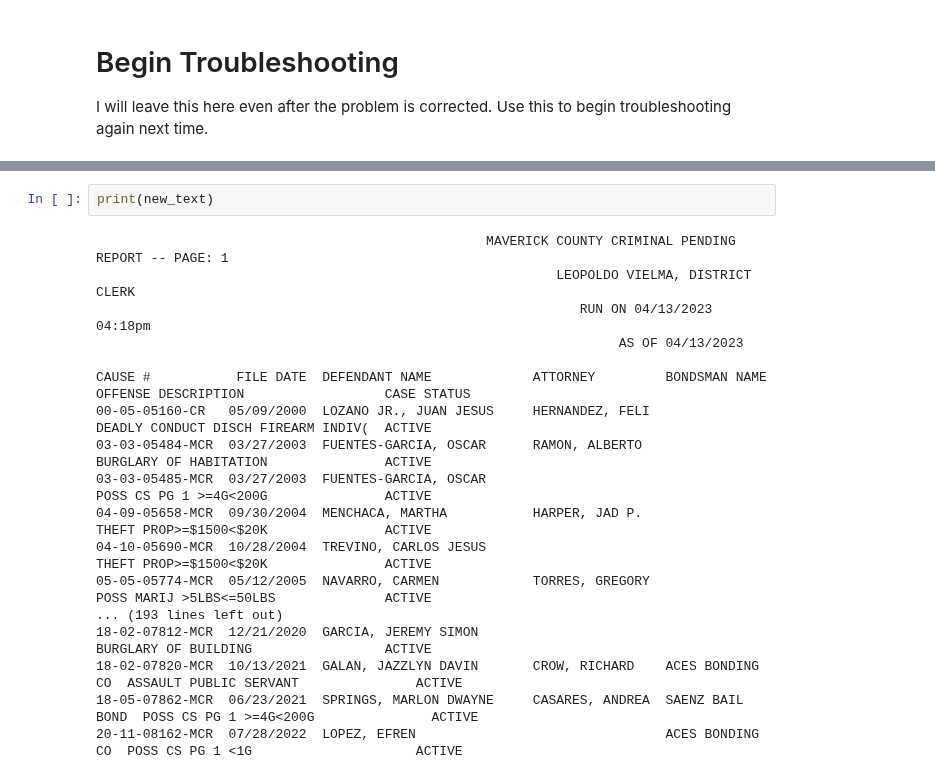
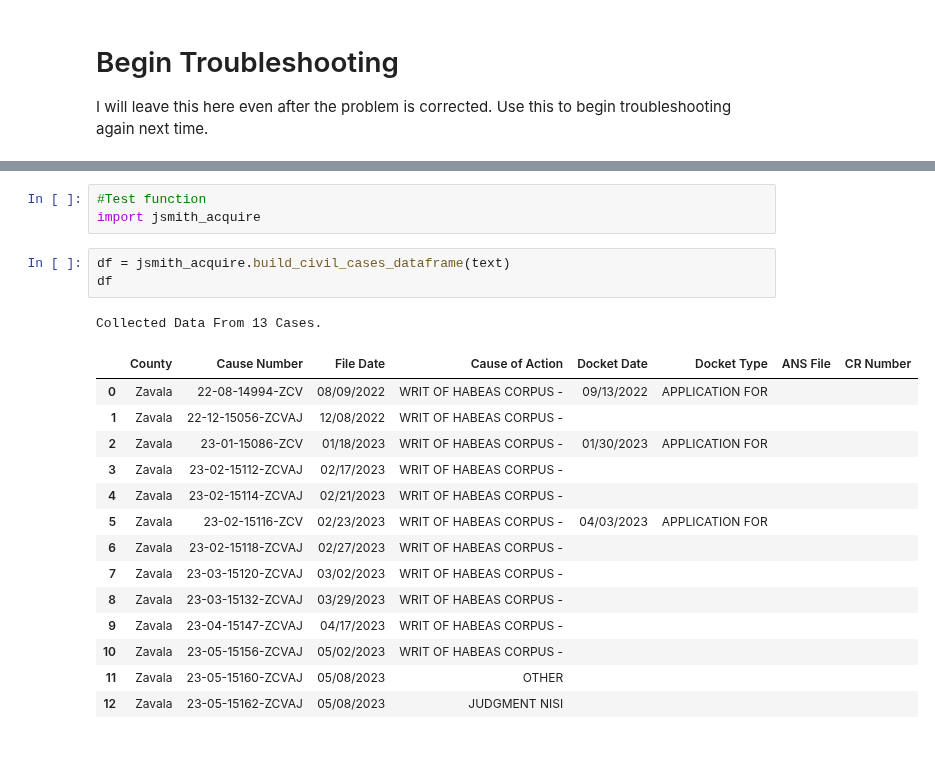
Before and after one commit to District-Court-293rd/293rd_pending_cases, a Jupyter notebook: jsmith_workbook.ipynb, the cells around one changed output, grey strips where cells are left out. Drawn from its saved outputs; the diff is of its cells as text; blank space fills up the shorter version.

```diff
--- a/jsmith_workbook.ipynb
+++ b/jsmith_workbook.ipynb
@@ -1234,20 +1182,22 @@ NUMBER OF MTR/MTA CASES: \d{1,4}
-# %%
-print(new_text)
-# %% [output]
-                                                  MAVERICK COUNTY CRIMINAL PENDING REPORT -- PAGE: 1
-                                                           LEOPOLDO VIELMA, DISTRICT CLERK
-                                                              RUN ON 04/13/2023  04:18pm
-                                                                   AS OF 04/13/2023
-
-CAUSE #           FILE DATE  DEFENDANT NAME             ATTORNEY         BONDSMAN NAME    OFFENSE DESCRIPTION                  CASE STATUS
-00-05-05160-CR   05/09/2000  LOZANO JR., JUAN JESUS     HERNANDEZ, FELI                   DEADLY CONDUCT DISCH FIREARM INDIV(  ACTIVE
-03-03-05484-MCR  03/27/2003  FUENTES-GARCIA, OSCAR      RAMON, ALBERTO                    BURGLARY OF HABITATION               ACTIVE
-03-03-05485-MCR  03/27/2003  FUENTES-GARCIA, OSCAR                                        POSS CS PG 1 >=4G<200G               ACTIVE
-04-09-05658-MCR  09/30/2004  MENCHACA, MARTHA           HARPER, JAD P.                    THEFT PROP>=$1500<$20K               ACTIVE
-04-10-05690-MCR  10/28/2004  TREVINO, CARLOS JESUS                                        THEFT PROP>=$1500<$20K               ACTIVE
-05-05-05774-MCR  05/12/2005  NAVARRO, CARMEN            TORRES, GREGORY                   POSS MARIJ >5LBS<=50LBS              ACTIVE
-... (193 lines left out)
-18-02-07812-MCR  12/21/2020  GARCIA, JEREMY SIMON                                         BURGLARY OF BUILDING                 ACTIVE
-18-02-07820-MCR  10/13/2021  GALAN, JAZZLYN DAVIN       CROW, RICHARD    ACES BONDING CO  ASSAULT PUBLIC SERVANT               ACTIVE
-18-05-07862-MCR  06/23/2021  SPRINGS, MARLON DWAYNE     CASARES, ANDREA  SAENZ BAIL BOND  POSS CS PG 1 >=4G<200G               ACTIVE
-20-11-08162-MCR  07/28/2022  LOPEZ, EFREN                                ACES BONDING CO  POSS CS PG 1 <1G                     ACTIVE
+# %%
+#Test function
+import jsmith_acquire
+# %%
+df = jsmith_acquire.build_civil_cases_dataframe(text)
+df
+# %% [output]
+Collected Data From 13 Cases.
+|  | County | Cause Number | File Date | Cause of Action | Docket Date | Docket Type | ANS File | CR Number |
+| 0 | Zavala | 22-08-14994-ZCV | 08/09/2022 | WRIT OF HABEAS CORPUS - | 09/13/2022 | APPLICATION FOR |  |  |
+| 1 | Zavala | 22-12-15056-ZCVAJ | 12/08/2022 | WRIT OF HABEAS CORPUS - |  |  |  |  |
+| 2 | Zavala | 23-01-15086-ZCV | 01/18/2023 | WRIT OF HABEAS CORPUS - | 01/30/2023 | APPLICATION FOR |  |  |
+| 3 | Zavala | 23-02-15112-ZCVAJ | 02/17/2023 | WRIT OF HABEAS CORPUS - |  |  |  |  |
+| 4 | Zavala | 23-02-15114-ZCVAJ | 02/21/2023 | WRIT OF HABEAS CORPUS - |  |  |  |  |
+| 5 | Zavala | 23-02-15116-ZCV | 02/23/2023 | WRIT OF HABEAS CORPUS - | 04/03/2023 | APPLICATION FOR |  |  |
+| 6 | Zavala | 23-02-15118-ZCVAJ | 02/27/2023 | WRIT OF HABEAS CORPUS - |  |  |  |  |
+| 7 | Zavala | 23-03-15120-ZCVAJ | 03/02/2023 | WRIT OF HABEAS CORPUS - |  |  |  |  |
+| 8 | Zavala | 23-03-15132-ZCVAJ | 03/29/2023 | WRIT OF HABEAS CORPUS - |  |  |  |  |
+| 9 | Zavala | 23-04-15147-ZCVAJ | 04/17/2023 | WRIT OF HABEAS CORPUS - |  |  |  |  |
+| 10 | Zavala | 23-05-15156-ZCVAJ | 05/02/2023 | WRIT OF HABEAS CORPUS - |  |  |  |  |
+| 11 | Zavala | 23-05-15160-ZCVAJ | 05/08/2023 | OTHER |  |  |  |  |
+| 12 | Zavala | 23-05-15162-ZCVAJ | 05/08/2023 | JUDGMENT NISI |  |  |  |  |
```
Also changed, not shown: parts of 19 cells of this notebook, 4 other files.
